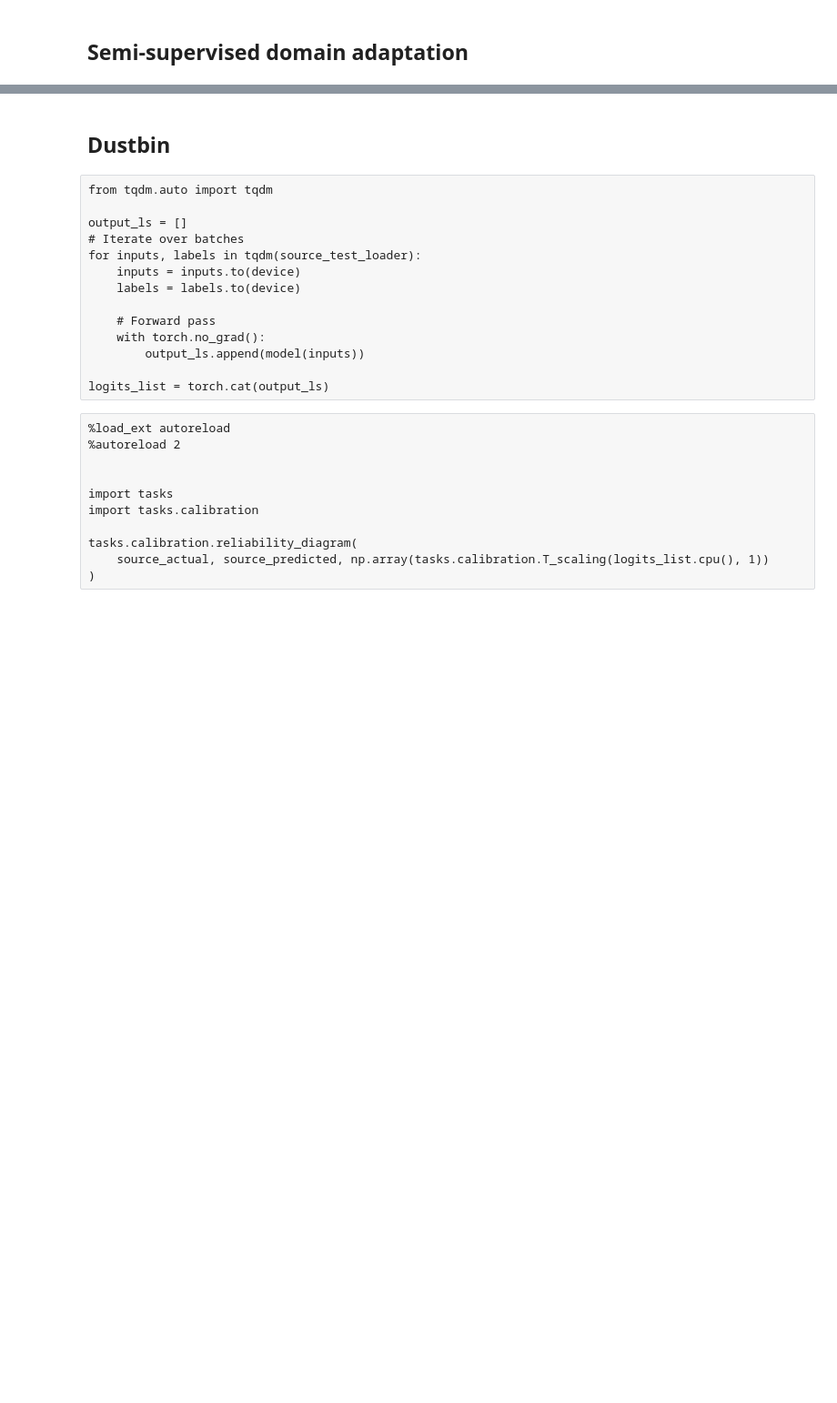
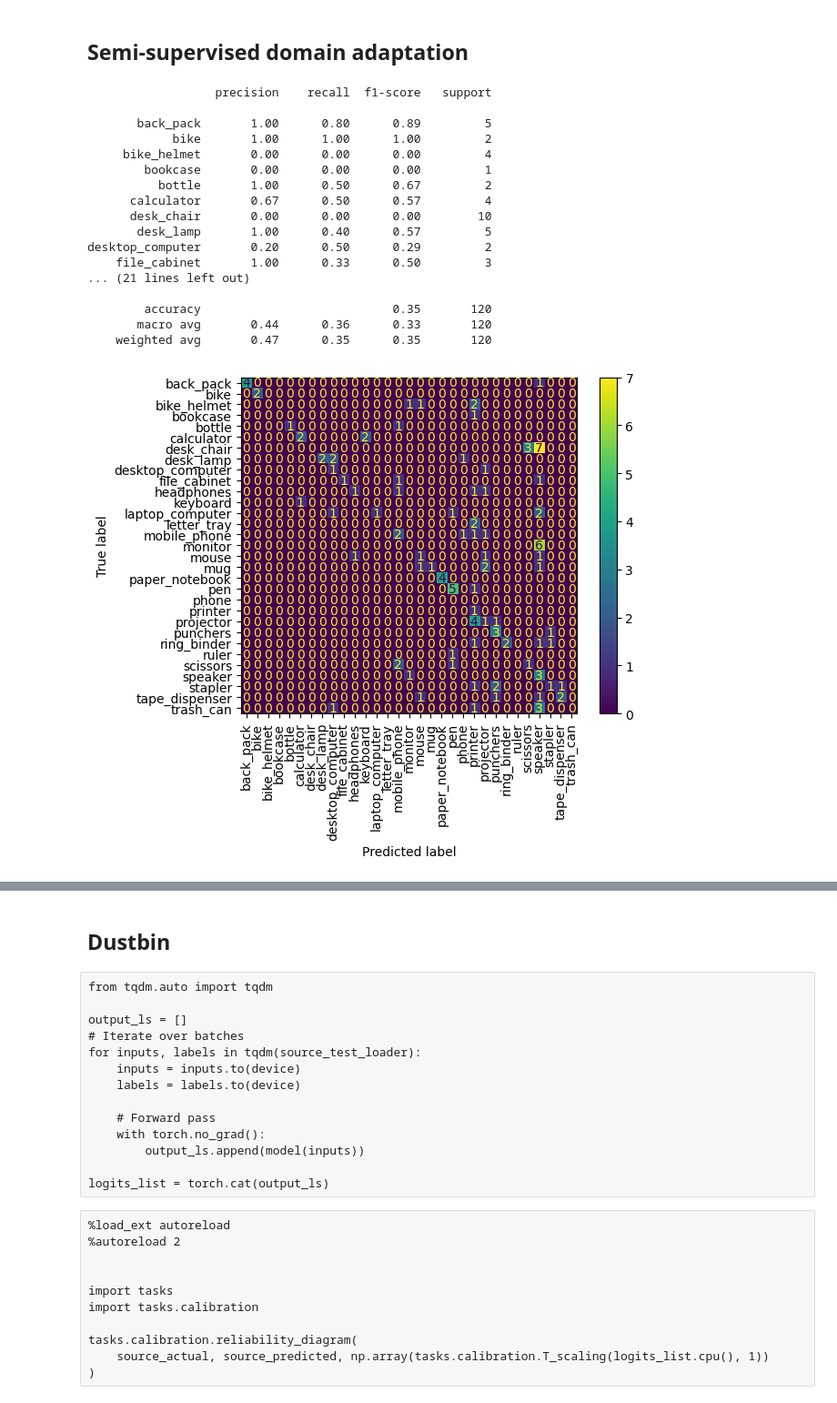
Before and after one commit to dimits-ts/deep_vision_domain_adaptation, a Jupyter notebook: domain_adaptation.ipynb, the cells around one changed output, grey strips where cells are left out. Shown at 91% size. Saved outputs shown, nothing was run; the diff lists cells and outputs as text; code cells hidden in the pictures; blank space fills up the shorter version.

```diff
--- a/domain_adaptation.ipynb
+++ b/domain_adaptation.ipynb
@@ -393,3 +418,24 @@ model = try_load_weights(model, os.path.join(SEMI_SUPERVISED_FINETUNED_MODEL_DIR
+# %%
+classification_results(model, target_test_loader)
+# %% [output]
+                  precision    recall  f1-score   support
+
+       back_pack       1.00      0.80      0.89         5
+            bike       1.00      1.00      1.00         2
+     bike_helmet       0.00      0.00      0.00         4
+        bookcase       0.00      0.00      0.00         1
+          bottle       1.00      0.50      0.67         2
+      calculator       0.67      0.50      0.57         4
+      desk_chair       0.00      0.00      0.00        10
+       desk_lamp       1.00      0.40      0.57         5
+desktop_computer       0.20      0.50      0.29         2
+    file_cabinet       1.00      0.33      0.50         3
+... (21 lines left out)
+
+        accuracy                           0.35       120
+       macro avg       0.44      0.36      0.33       120
+    weighted avg       0.47      0.35      0.35       120
+[figure, added]
 # %%
 if TRAIN_SEMI_SUPERVISED_MODEL:
     print("Starting pseudo-labeling task...")
```
Also changed, not shown: parts of 19 cells of this notebook, 1 other file.
